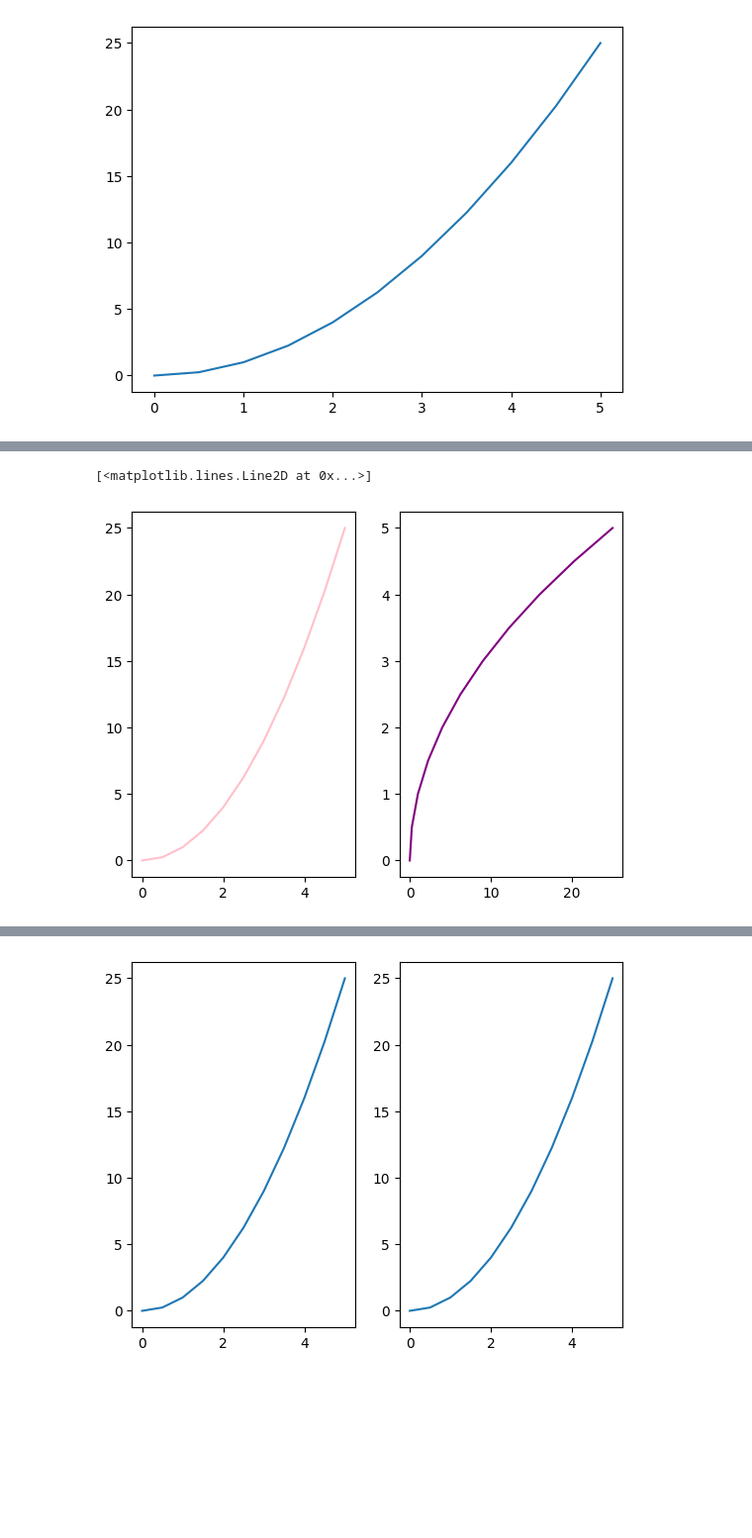
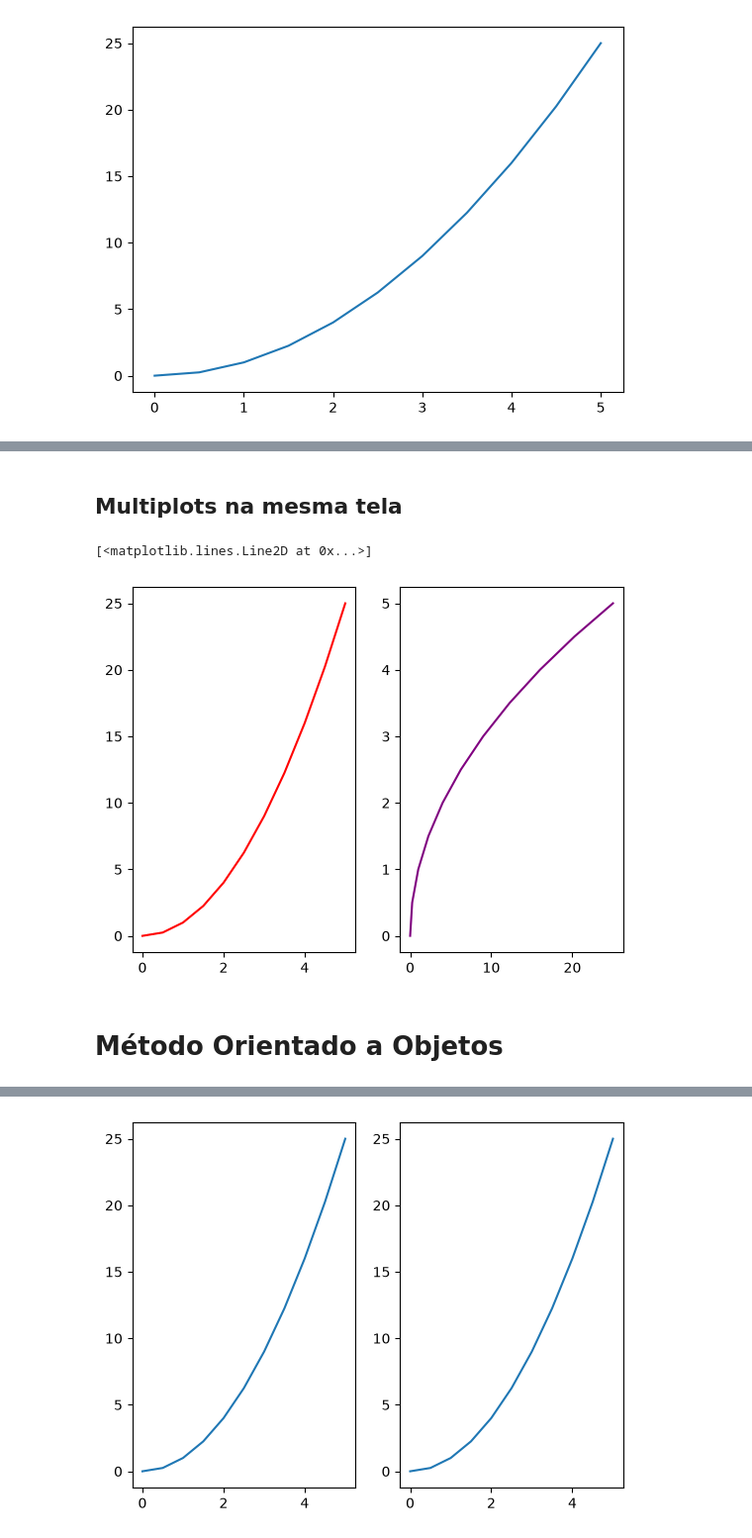
Before and after one commit to JulyaTorres/My-Py-DS-ML-Bootcamp-master, a Jupyter notebook: 00-Minhas_anotacoes/05-My-Data-Visualization-with-Matplotlib/01-My-Matplotlib Concepts Lecture.ipynb, the cells around one changed output, grey strips where cells are left out. Shown at 99% size. Saved outputs shown, nothing was run; the diff lists cells and outputs as text; code cells hidden in the pictures; blank space fills up the shorter version.

```diff
--- a/00-Minhas_anotacoes/05-My-Data-Visualization-with-Matplotlib/01-My-Matplotlib Concepts Lecture.ipynb
+++ b/00-Minhas_anotacoes/05-My-Data-Visualization-with-Matplotlib/01-My-Matplotlib Concepts Lecture.ipynb
@@ -41,11 +49,19 @@ Text(0.5, 1.0, 'Title')
+# %% [markdown]
+## Multiplots na mesma tela
 # %%
+# plt.subplot(nrows, ncols, plot_number)
+
+#subplot 1
 plt.subplot(1,2,1)
-plt.plot(x,y,'pink')
+plt.plot(x,y,'red')
 
+# subplot 2
 plt.subplot(1,2,2)
 plt.plot(y,x,'purple')
 # %% [output]
 [<matplotlib.lines.Line2D at 0x...>]
-[figure, old version]
+[figure, new version]
+# %% [markdown]
+# Método Orientado a Objetos
 # %%
 # OO
```
Also changed, not shown: parts of 13 cells of this notebook, 1 other file.
